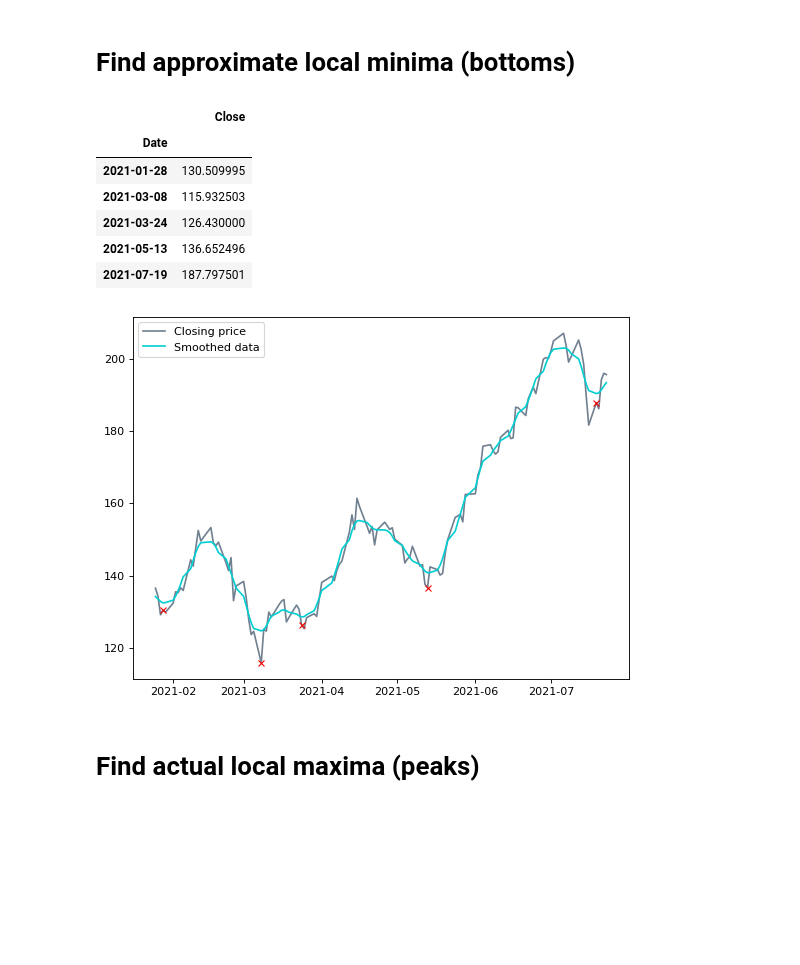
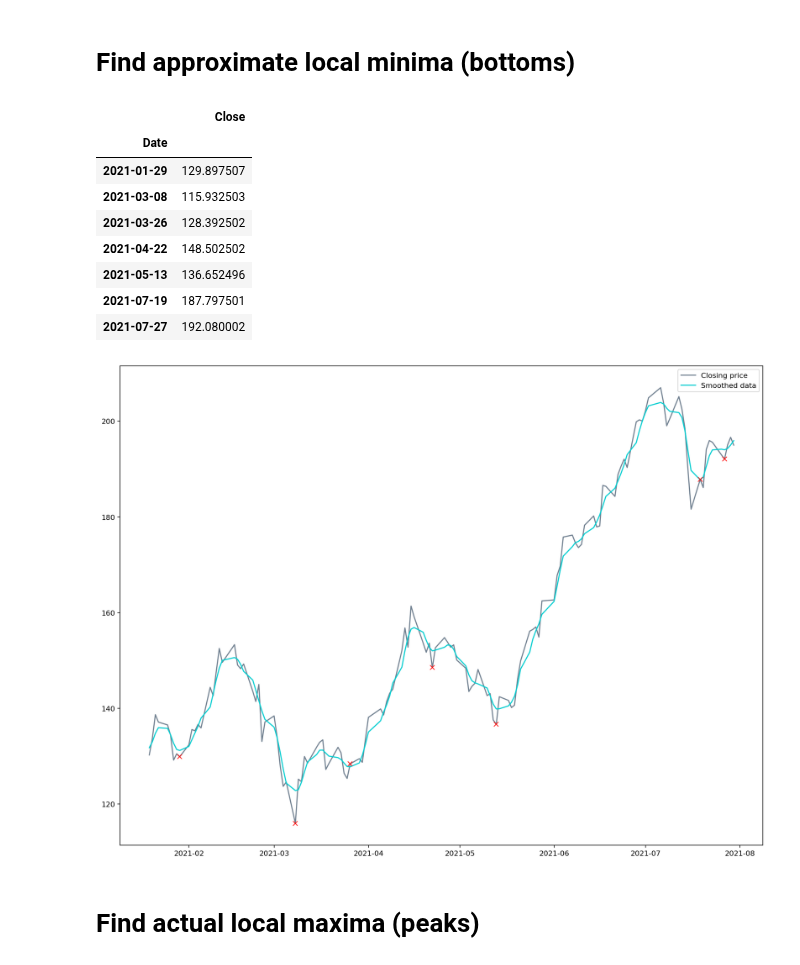
Before and after one commit to taliah-hl/stock-analyser, a Jupyter notebook: app/stock_peaks_and_bottoms.ipynb, the cells around one changed output. Cells and saved outputs as stored; diff of their text form; code cells hidden in the pictures; blank space fills up the shorter version.

```diff
--- a/app/stock_peaks_and_bottoms.ipynb
+++ b/app/stock_peaks_and_bottoms.ipynb
@@ -62,7 +62,7 @@ stock_close_data = pd.DataFrame(stock_info["Close"])
 # Smaller N -> More accurate
 # Larger N -> More smooth
 # Ref: https://books.google.com.hk/books?id=m2T9CQAAQBAJ&pg=PA189&lpg=PA189&dq=numpy+blackman+and+convolve&source=bl&ots=5lqrOE_YHL&sig=ACfU3U3onrK4g3uAo3a9FLT_3yMcQXGfKQ&hl=en&sa=X&ved=2ahUKEwjE8p-l-rbyAhVI05QKHfJnAL0Q6AF6BAgQEAM#v=onepage&q=numpy%20blackman%20and%20convolve&f=false
-N = 15
+N = 10
 window = np.blackman(N)
 smoothed_data = np.convolve(window / window.sum(), stock_close_data["Close"], mode='same')
 smoothed_data = pd.DataFrame(smoothed_data, index=stock_close_data.index, columns=["Smoothed Close"])
@@ -131,19 +138,21 @@ bottoms
 # %% [output]
 |  | Close |
 | Date |  |
-| 2021-01-28 | 130.509995 |
+| 2021-01-29 | 129.897507 |
 | 2021-03-08 | 115.932503 |
-| 2021-03-24 | 126.430000 |
+| 2021-03-26 | 128.392502 |
+| 2021-04-22 | 148.502502 |
 | 2021-05-13 | 136.652496 |
 | 2021-07-19 | 187.797501 |
+| 2021-07-27 | 192.080002 |
 # %%
-plt.figure(figsize=(8, 6), dpi=80)
+plt.figure(figsize=(16, 12), dpi=160)
 plt.plot(stock_close_data, label="Closing price", color="slategrey")
 plt.plot(smoothed_data, label="Smoothed data", color="darkturquoise")
 plt.plot(bottoms, "x", color="red")
 plt.legend()
 plt.show()
 # %% [output]
-[figure, old version]
+[figure, new version]
 # %% [markdown]
 # Find actual local maxima (peaks)
```
Also changed, not shown: parts of 13 cells of this notebook, 6 other files.
